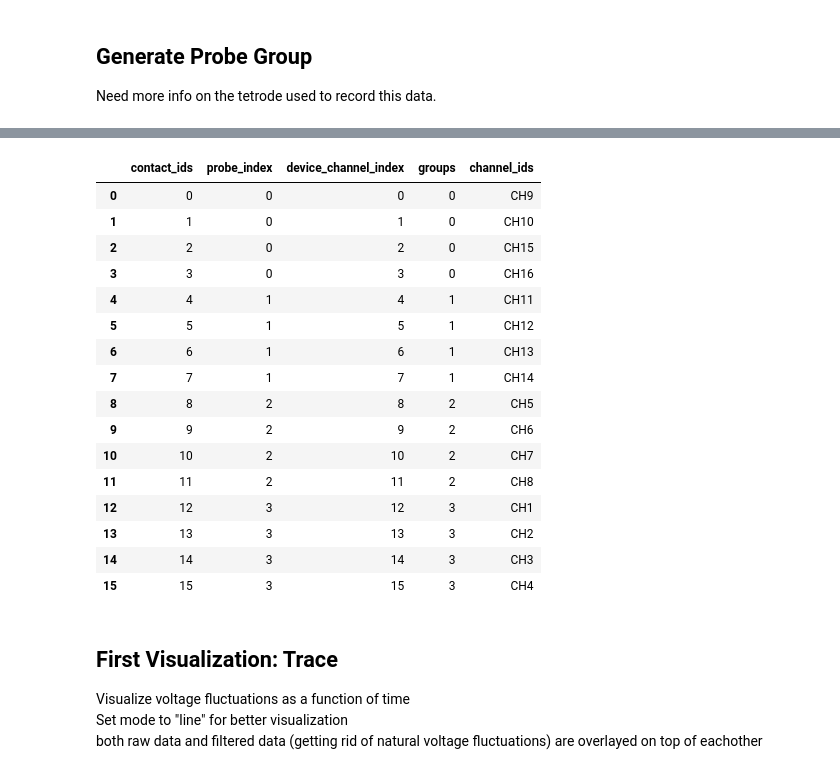
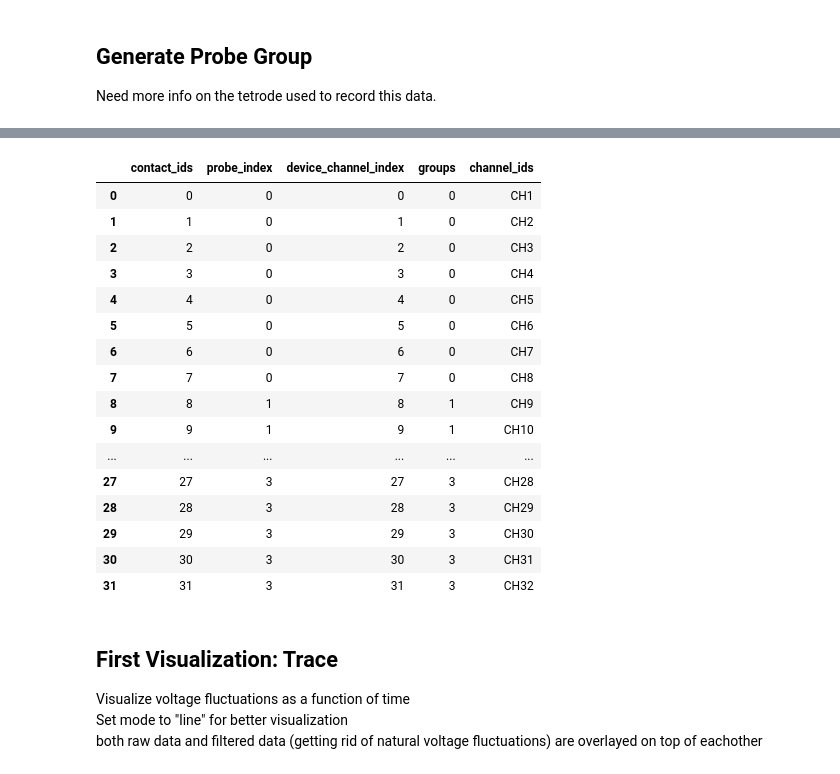
Before and after one commit to Gyrozaid/Neural-Analysis, a Jupyter notebook: sort_test.ipynb, the cells around one changed output, grey strips where cells are left out. Saved outputs shown, nothing was run; the diff lists cells and outputs as text; code cells hidden in the pictures.

```diff
--- a/sort_test.ipynb
+++ b/sort_test.ipynb
@@ -54,8 +54,8 @@ Owner: Gyrozaid
 # %% [markdown]
 ## Read in Data
 # %%
-path_to_data = "C:\\Users\\ryanz\\Documents\\nac_analysis\\raw\\CPWI17_2019-10-19_09-20-19_260uA RLLRRL\\CPWI17_2019-10-19_09-20-19_260uA RLLRRL"
-full_raw_rec = si.read_openephys(path_to_data, stream_id="1")
+path_to_data = "C:\\Users\\ryanz\\Documents\\nac_analysis\\raw\\2025-02-27_10-25-54"
+full_raw_rec = si.read_openephys(path_to_data, stream_id="0")
 # %%
 len(os.listdir(path_to_data + "\\experiment1\\recording1\\continuous"))
 # %% [output]
@@ -231,7 +218,7 @@ for i in range(int(len(channel_names) / 4)):
     tetrode.set_contact_ids([4*i, (4*i)+1, (4*i)+2, (4*i)+3])
     probe_group.add_probe(tetrode)
 
-probe_group.set_global_device_channel_indices([i for i in range(64)])
+probe_group.set_global_device_channel_indices([i for i in range(len(channel_names))])
 
 raw_rec = full_raw_rec.set_probegroup(probe_group, group_mode="by_probe")
 plot_probegroup(probe_group, with_device_index=False, with_contact_id=False, same_axes=True)
@@ -241,22 +228,18 @@ plot_probegroup(probe_group, with_device_index=False, with_contact_id=False, sam
 # %%
-
-
 channel_names = list(full_raw_rec.get_channel_ids())
 probe_group = ProbeGroup()
 
-for i in range(int(len(channel_names) / 4)):
-    linear_probe = generate_linear_probe(num_elec=4)
+for i in range(int(len(channel_names) / 8)):
+    linear_probe = generate_linear_probe(num_elec=8)
     linear_probe.move([i * 100, 0])
     contact_ids = []
-
-    for j in range(4):
-        contact_ids.append(4*i + j)
-
+    for j in range(8):
+        contact_ids.append(8*i + j)
 
     linear_probe.set_contact_ids(contact_ids)
     probe_group.add_probe(linear_probe)
-probe_group.set_global_device_channel_indices([i for i in range(64)])
 
+probe_group.set_global_device_channel_indices([i for i in range(len(channel_names))])
 raw_rec = full_raw_rec.set_probegroup(probe_group, group_mode="by_probe")
 plot_probegroup(probe_group, with_device_index=False, with_contact_id=False, same_axes=True)
 # %% [output]
@@ -273,25 +256,25 @@ df = pd.DataFrame({
     'channel_ids': raw_rec.get_channel_ids()
 })
 # %%
-df.head(16)
+df.head(32)
 # %% [output]
 |  | contact_ids | probe_index | device_channel_index | groups | channel_ids |
-| 0 | 0 | 0 | 0 | 0 | CH9 |
-| 1 | 1 | 0 | 1 | 0 | CH10 |
-| 2 | 2 | 0 | 2 | 0 | CH15 |
-| 3 | 3 | 0 | 3 | 0 | CH16 |
-| 4 | 4 | 1 | 4 | 1 | CH11 |
-| 5 | 5 | 1 | 5 | 1 | CH12 |
-| 6 | 6 | 1 | 6 | 1 | CH13 |
-| 7 | 7 | 1 | 7 | 1 | CH14 |
-| 8 | 8 | 2 | 8 | 2 | CH5 |
-| 9 | 9 | 2 | 9 | 2 | CH6 |
-| 10 | 10 | 2 | 10 | 2 | CH7 |
-| 11 | 11 | 2 | 11 | 2 | CH8 |
-| 12 | 12 | 3 | 12 | 3 | CH1 |
-| 13 | 13 | 3 | 13 | 3 | CH2 |
-| 14 | 14 | 3 | 14 | 3 | CH3 |
-| 15 | 15 | 3 | 15 | 3 | CH4 |
+| 0 | 0 | 0 | 0 | 0 | CH1 |
+| 1 | 1 | 0 | 1 | 0 | CH2 |
+| 2 | 2 | 0 | 2 | 0 | CH3 |
+| 3 | 3 | 0 | 3 | 0 | CH4 |
+| 4 | 4 | 0 | 4 | 0 | CH5 |
+| 5 | 5 | 0 | 5 | 0 | CH6 |
+| 6 | 6 | 0 | 6 | 0 | CH7 |
+| 7 | 7 | 0 | 7 | 0 | CH8 |
+| 8 | 8 | 1 | 8 | 1 | CH9 |
+| 9 | 9 | 1 | 9 | 1 | CH10 |
+| ... | ... | ... | ... | ... | ... |
+| 27 | 27 | 3 | 27 | 3 | CH28 |
+| 28 | 28 | 3 | 28 | 3 | CH29 |
+| 29 | 29 | 3 | 29 | 3 | CH30 |
+| 30 | 30 | 3 | 30 | 3 | CH31 |
+| 31 | 31 | 3 | 31 | 3 | CH32 |
 # %%
 pi.io.write_prb("C:\\Users\\ryanz\\Documents\\nac_analysis\\probe.prb", probe_group)
 # %% [markdown]
```
Also changed, not shown: parts of 12 cells of this notebook, 3 other files.
